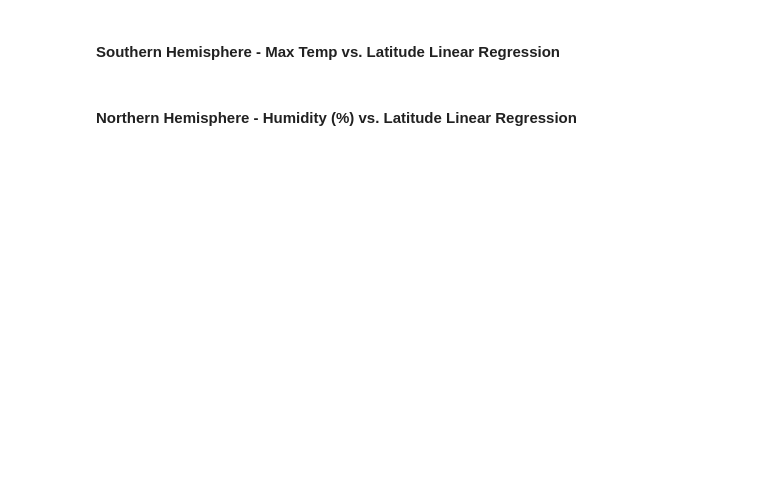
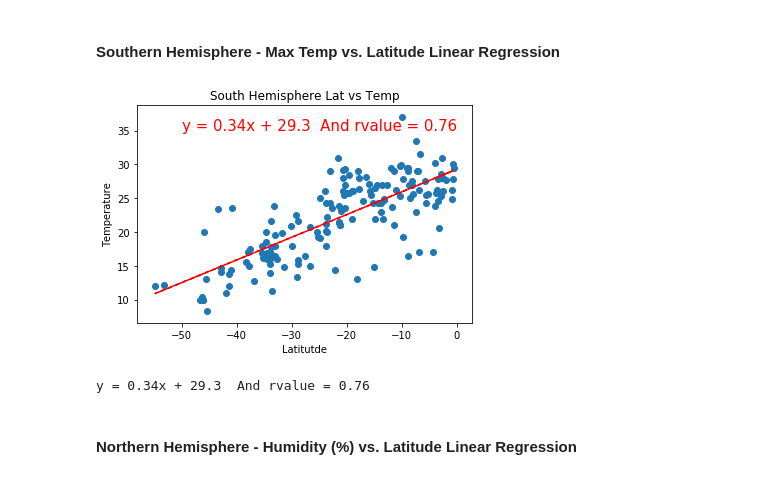
Before and after one commit to jleibfried/python-api-challenge, a Jupyter notebook: WeatherPy/WeatherPy.ipynb, the cells around one changed output. Saved outputs shown, nothing was run; the diff lists cells and outputs as text; code cells hidden in the pictures; blank space fills up the shorter version.

```diff
--- a/WeatherPy/WeatherPy.ipynb
+++ b/WeatherPy/WeatherPy.ipynb
@@ -265,4 +279,24 @@ notTooHumid.head(20)
 # %% [markdown]
 ####  Southern Hemisphere - Max Temp vs. Latitude Linear Regression
+# %%
+(slope, intercept, rvalue, pvalue, stderr) = linregress(notTooHumidSouth.Latitude, notTooHumidSouth.Temperature)
+regress_values = notTooHumidSouth.Latitude * slope + intercept
+line_eq = "y = " + str(round(slope,2)) + "x + " + str(round(intercept,2)) + "  And rvalue = " +  str(round(rvalue,2))
+
+plt.plot(notTooHumidSouth.Latitude,regress_values,"r--")
+plt.annotate(line_eq,(-50,35),fontsize=15,color="red")
+
+plt.scatter(notTooHumidSouth.Latitude, notTooHumidSouth.Temperature)
+
+plt.title("South Hemisphere Lat vs Temp")
+plt.ylabel("Temperature")
+plt.xlabel("Latitutde")
+
+plt.show()
+
+print(line_eq)
+# %% [output]
+[figure, added]
+y = 0.34x + 29.3  And rvalue = 0.76
 # %% [markdown]
 ####  Northern Hemisphere - Humidity (%) vs. Latitude Linear Regression
```
Also changed, not shown: parts of 12 cells of this notebook, 1 other file.
